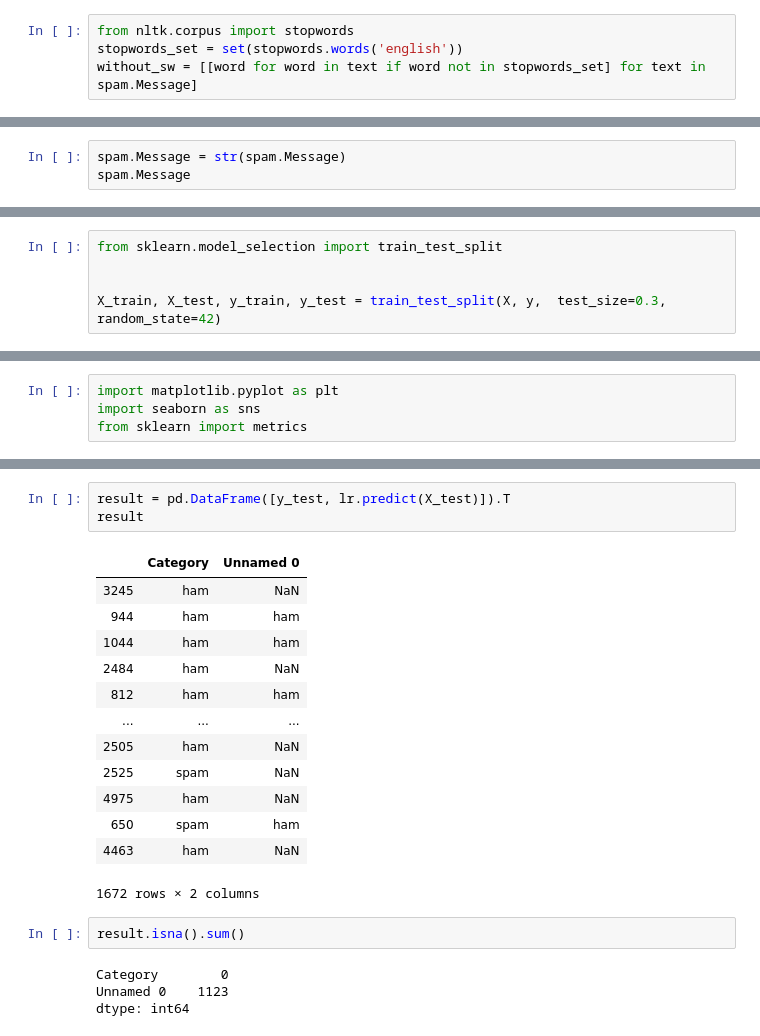
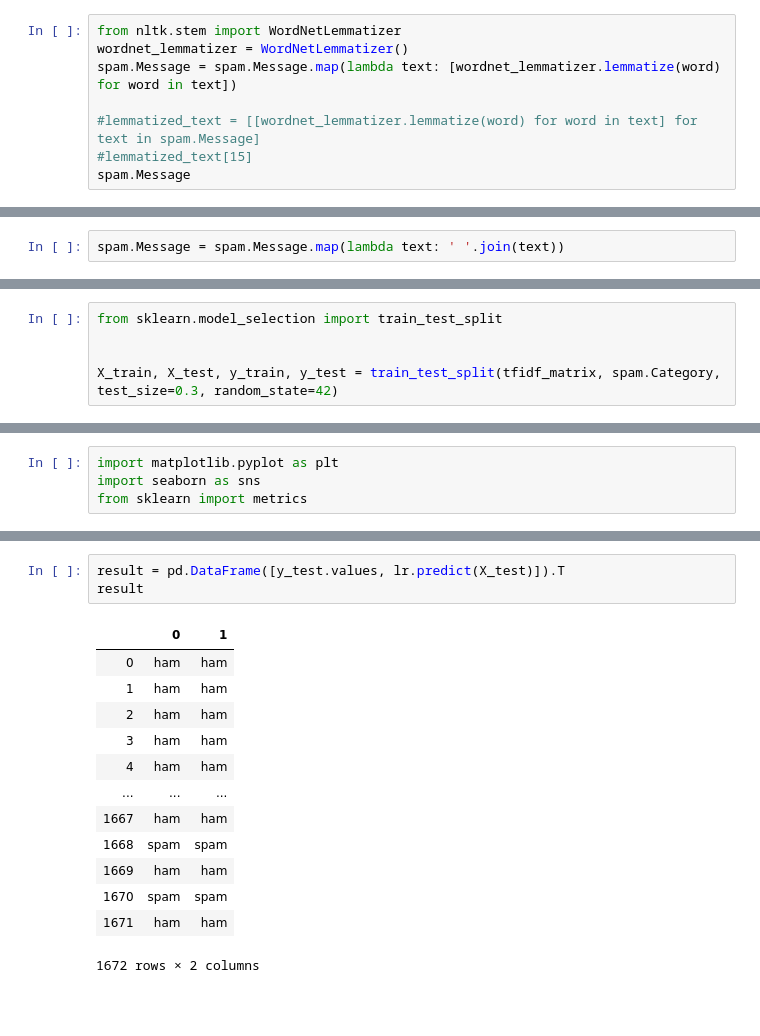
Before and after one commit to monastyrnaya1-vy/keys-stady, a Jupyter notebook: keys-stadi.ipynb, the cells around one changed output, grey strips where cells are left out. Cells and saved outputs as stored; diff of their text form; blank space fills up the shorter version.

```diff
--- a/keys-stadi.ipynb
+++ b/keys-stadi.ipynb
@@ -324,6 +333,10 @@ nltk.download()
 showing info https://raw.githubusercontent.com/nltk/nltk_data/gh-pages/index.xml
 True
 # %%
-from nltk.corpus import stopwords
-stopwords_set = set(stopwords.words('english'))
-without_sw = [[word for word in text if word not in stopwords_set] for text in spam.Message]
+from nltk.stem import WordNetLemmatizer
+wordnet_lemmatizer = WordNetLemmatizer()
+spam.Message = spam.Message.map(lambda text: [wordnet_lemmatizer.lemmatize(word) for word in text])
+
+#lemmatized_text = [[wordnet_lemmatizer.lemmatize(word) for word in text] for text in spam.Message]
+#lemmatized_text[15]
+spam.Message
@@ -352,0 +356,2 @@ lemmatized_text[15]
+# %%
+spam.Message = spam.Message.map(lambda text: ' '.join(text))
@@ -368,6 +388,3 @@ Installing collected packages: smart-open, Cython, gensim
 Successfully installed Cython-0.29.14 gensim-3.8.3 smart-open-4.0.1
 # %%
 from sklearn.feature_extraction.text import TfidfVectorizer
-# %%
-spam.Message = str(spam.Message)
-spam.Message
@@ -411,7 +413,7 @@ X, y = tfidf_matrix, spam.Category
 from sklearn.model_selection import train_test_split
 
 
-X_train, X_test, y_train, y_test = train_test_split(X, y,  test_size=0.3, random_state=42)
+X_train, X_test, y_train, y_test = train_test_split(tfidf_matrix, spam.Category,  test_size=0.3, random_state=42)
 # %%
 from sklearn.linear_model import LogisticRegression
 lr = LogisticRegression()
@@ -477,23 +467,17 @@ array(['ham', 'ham', 'ham', ..., 'ham', 'ham', 'ham'], dtype=object)
 # %%
-result = pd.DataFrame([y_test, lr.predict(X_test)]).T
+result = pd.DataFrame([y_test.values, lr.predict(X_test)]).T
 result
 # %% [output]
-|  | Category | Unnamed 0 |
-| 3245 | ham | NaN |
-| 944 | ham | ham |
-| 1044 | ham | ham |
-| 2484 | ham | NaN |
-| 812 | ham | ham |
+|  | 0 | 1 |
+| 0 | ham | ham |
+| 1 | ham | ham |
+| 2 | ham | ham |
+| 3 | ham | ham |
+| 4 | ham | ham |
 | ... | ... | ... |
-| 2505 | ham | NaN |
-| 2525 | spam | NaN |
-| 4975 | ham | NaN |
-| 650 | spam | ham |
-| 4463 | ham | NaN |
+| 1667 | ham | ham |
+| 1668 | spam | spam |
+| 1669 | ham | ham |
+| 1670 | spam | spam |
+| 1671 | ham | ham |
 1672 rows × 2 columns
-# %%
-result.isna().sum()
-# %% [output]
-Category        0
-Unnamed 0    1123
-dtype: int64
```
Also changed, not shown: parts of 27 cells of this notebook.
